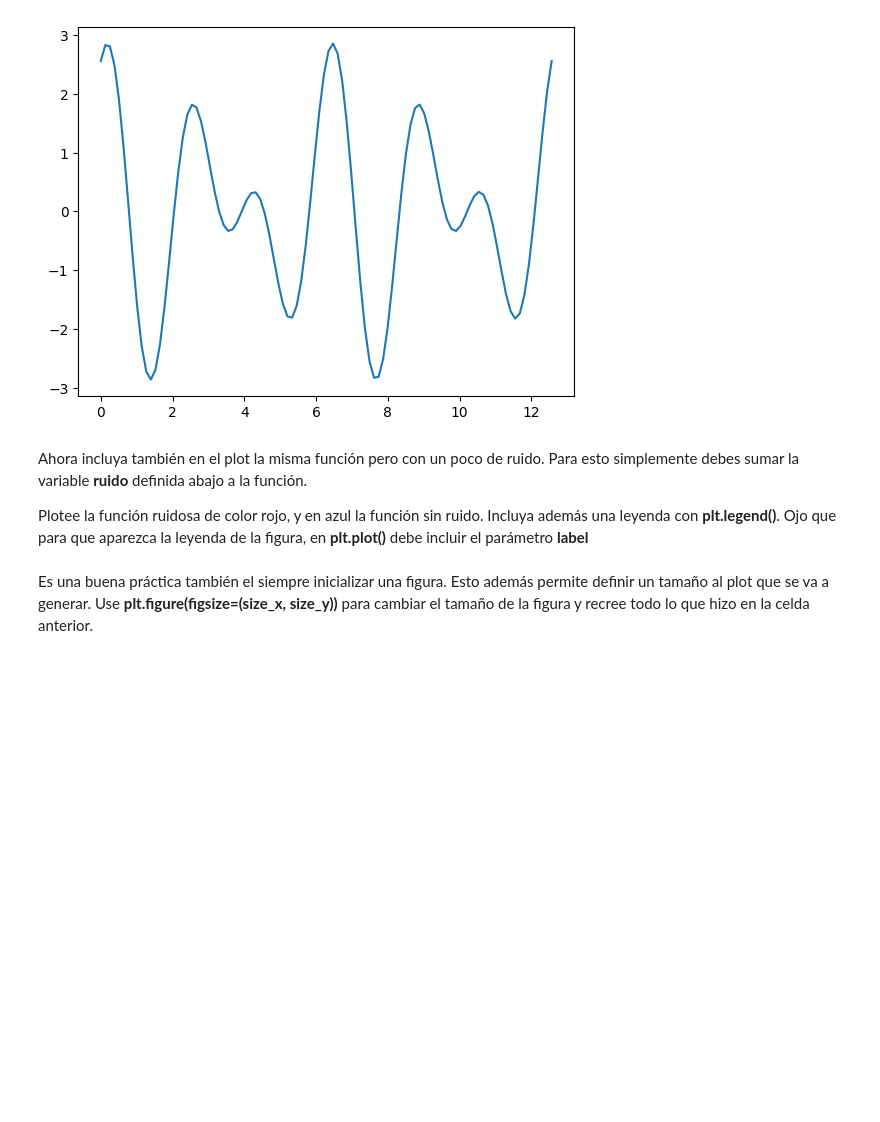
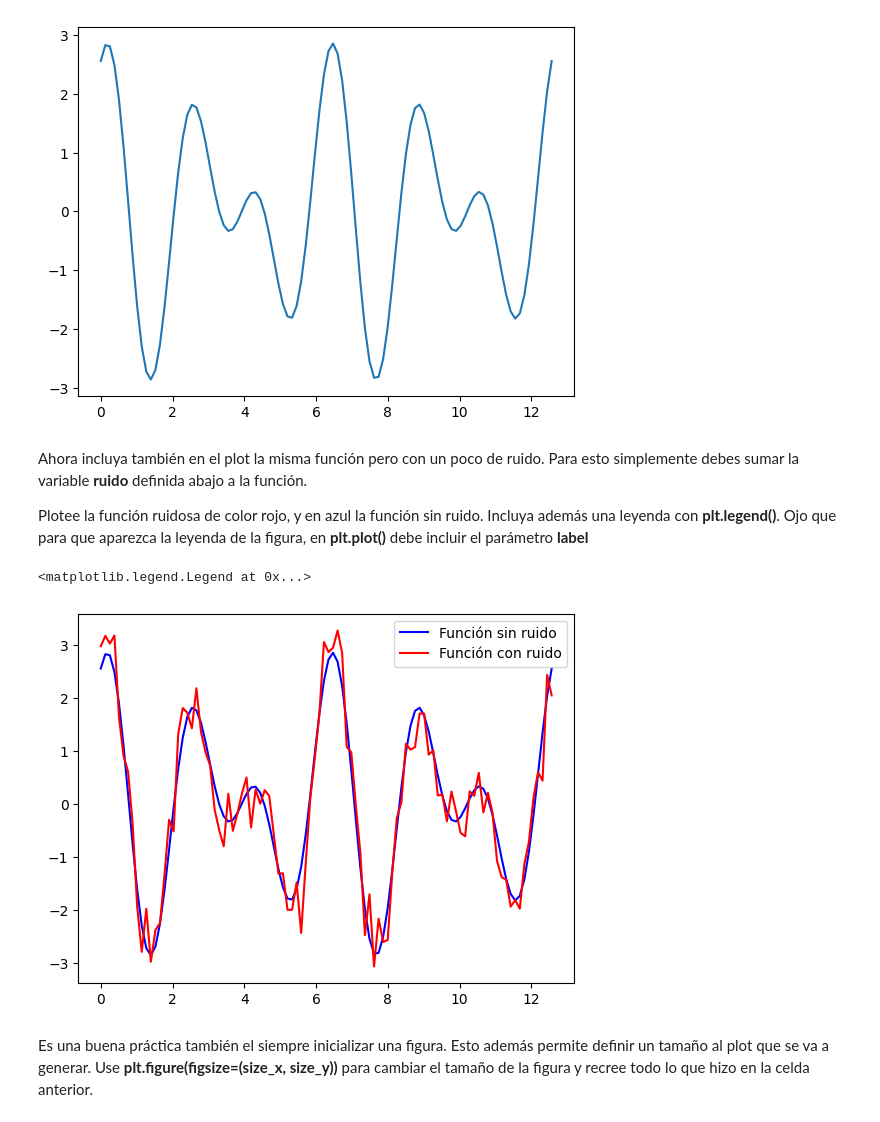
Before and after one commit to sebamonteirov/Tarea-1, a Jupyter notebook: Tarea_1.ipynb, the cells around one changed output. Cells and saved outputs as stored; diff of their text form; code cells hidden in the pictures; blank space fills up the shorter version.

```diff
--- a/Tarea_1.ipynb
+++ b/Tarea_1.ipynb
@@ -319,10 +319,18 @@ Plotee la función ruidosa de color rojo, y en azul la función sin ruido. Inclu
 # %%
 np.random.seed(19680801) # por ahora ignorar esto
 ruido = 0.4*np.random.randn(len(x_values))
 
+y_ruido = np.add(y_values, ruido)
+
 # Línea para plotear función sin ruido
-
+plt.plot(x_values, y_values, color='blue', label='Función sin ruido')
 
 # Línea para plotear función con ruido
+plt.plot(x_values, y_ruido, color='red', label='Función con ruido')
+
+plt.legend()
+# %% [output]
+<matplotlib.legend.Legend at 0x...>
+[figure, added]
 # %% [markdown]
 Es una buena práctica también el siempre inicializar una figura. Esto además permite definir un tamaño al plot que se va a generar. Use **plt.figure(figsize=(size_x, size_y))** para cambiar el tamaño de la figura y recree todo lo que hizo en la celda anterior.
```
Also changed, not shown: parts of 16 cells of this notebook.
